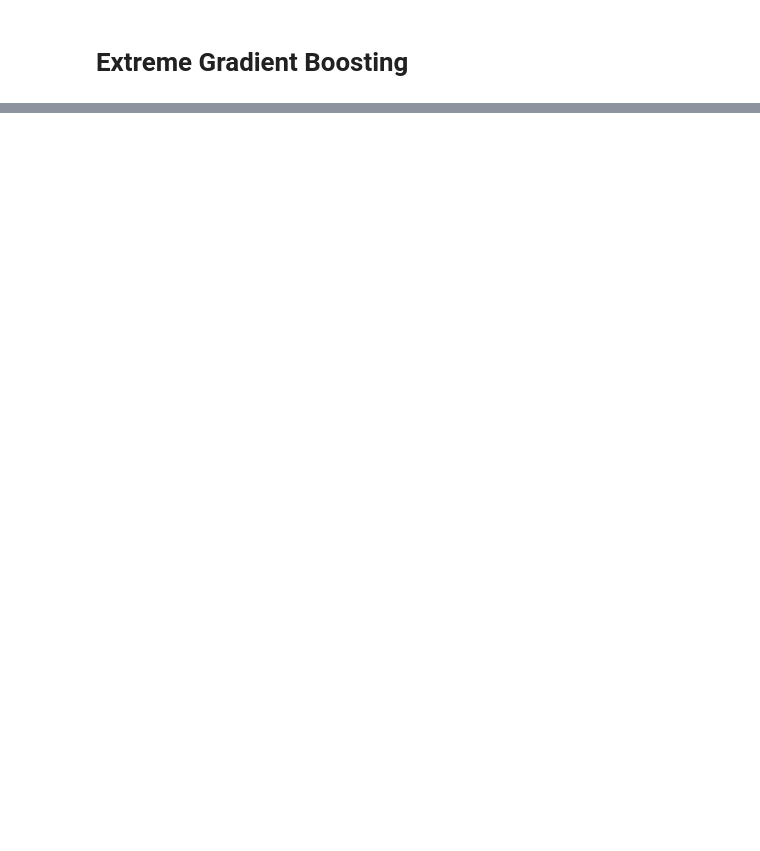
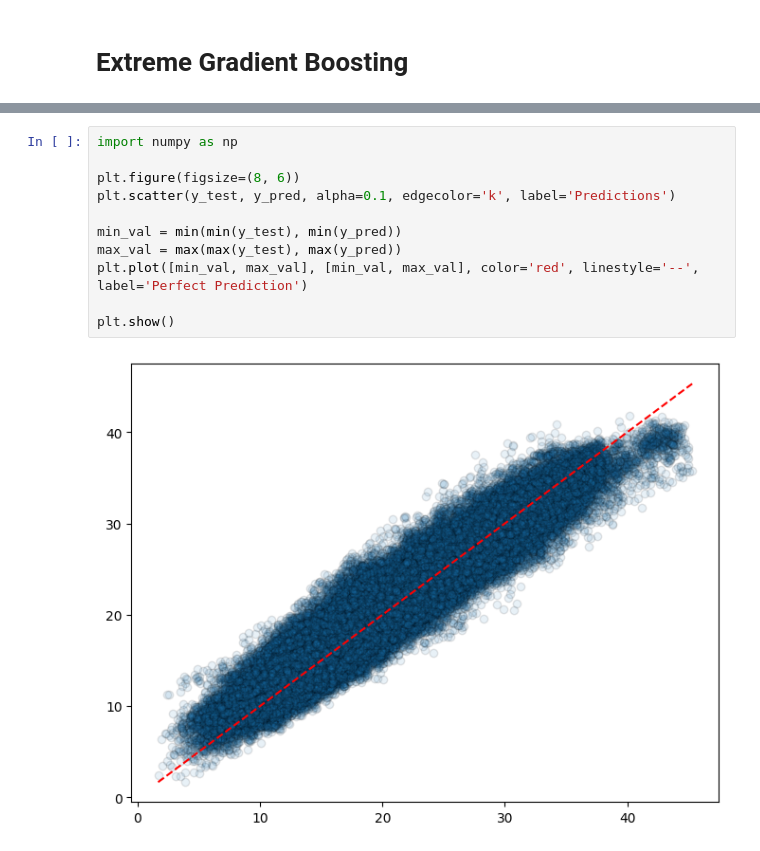
Before and after one commit to michel-vbarboza/ERA5-Temperature-Prediction, a Jupyter notebook: XGBoost_(GPU).ipynb, the cells around one changed output, grey strips where cells are left out. Cells and saved outputs as stored; diff of their text form; blank space fills up the shorter version.

```diff
--- a/XGBoost_(GPU).ipynb
+++ b/XGBoost_(GPU).ipynb
@@ -299,0 +205,13 @@ Test RMSE: 2.0823735617053676
+# %%
+import numpy as np
+
+plt.figure(figsize=(8, 6))
+plt.scatter(y_test, y_pred, alpha=0.1, edgecolor='k', label='Predictions')
+
+min_val = min(min(y_test), min(y_pred))
+max_val = max(max(y_test), max(y_pred))
+plt.plot([min_val, max_val], [min_val, max_val], color='red', linestyle='--', label='Perfect Prediction')
+
+plt.show()
+# %% [output]
+[figure, added]
```
Also changed, not shown: parts of 21 cells of this notebook.
